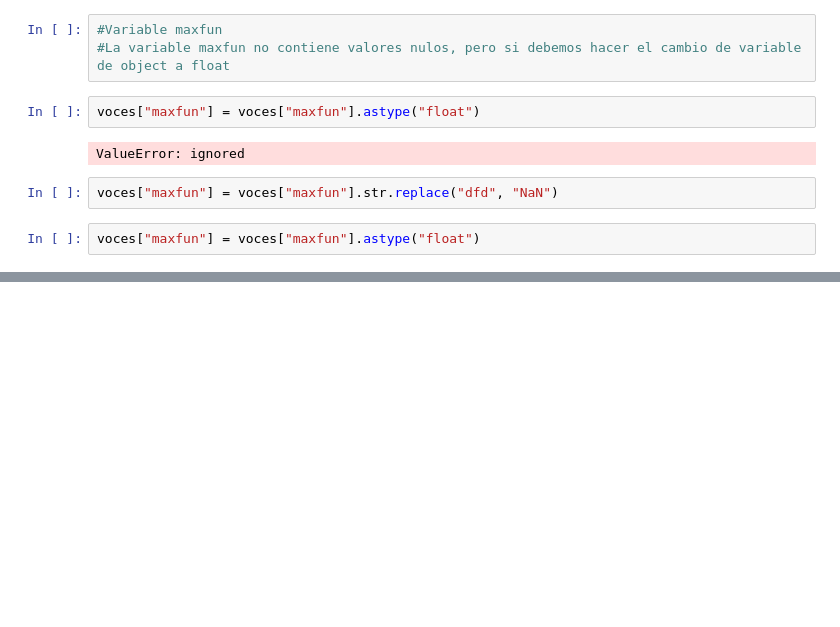
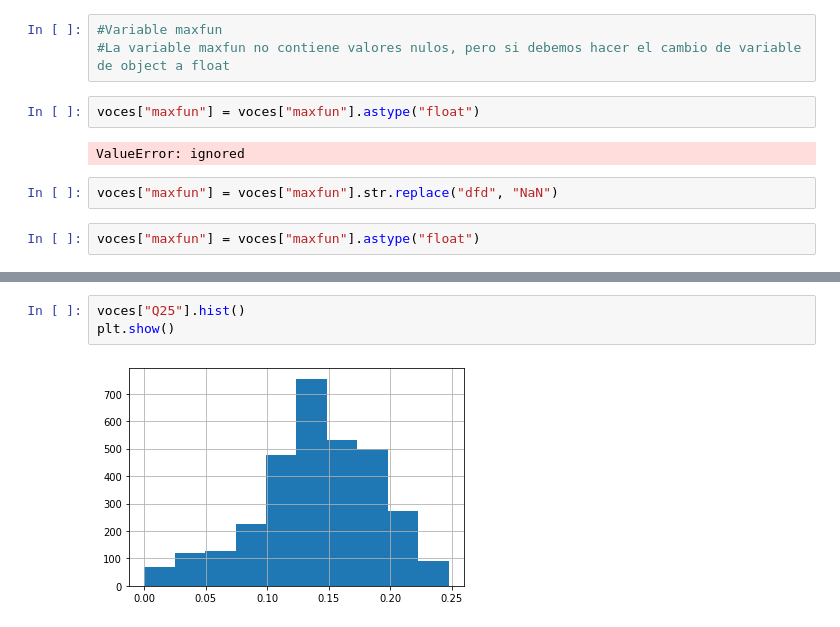
Before and after one commit to RoloCR87/Trabajo-Final-MAA, a Jupyter notebook: Avances_Grupo_03.ipynb, the cells around one changed output, grey strips where cells are left out. Drawn from its saved outputs; the diff is of its cells as text; blank space fills up the shorter version.

```diff
--- a/Avances_Grupo_03.ipynb
+++ b/Avances_Grupo_03.ipynb
@@ -323,0 +445,5 @@ dtype: int64
+# %%
+voces["Q25"].hist()
+plt.show()
+# %% [output]
+[figure, added]
```
Also changed, not shown: parts of 41 cells of this notebook.
